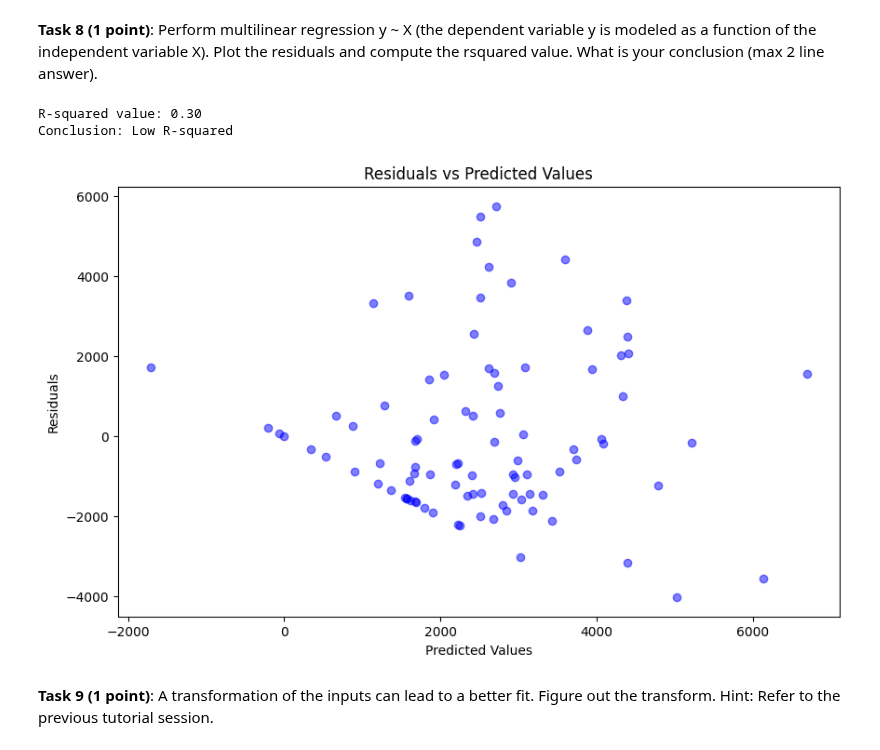
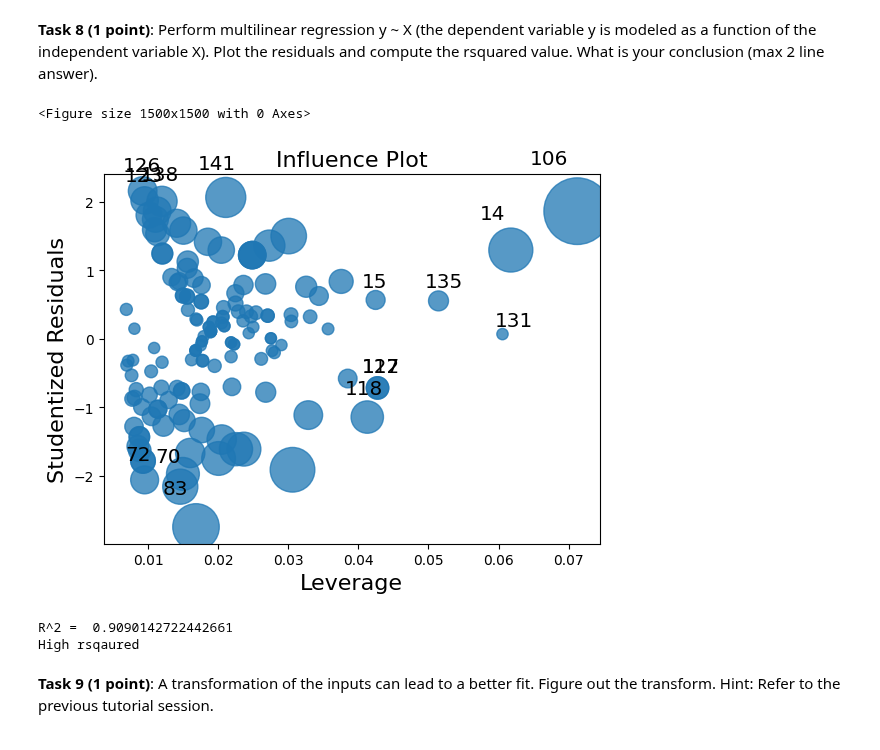
Before and after one commit to troniixx/uzh, a Jupyter notebook: Computational Science/Sem 2/ESC403/Exercise 3/Session_04.ipynb, the cells around one changed output. Drawn from its saved outputs; the diff is of its cells as text; code cells hidden in the pictures.

```diff
--- a/Computational Science/Sem 2/ESC403/Exercise 3/Session_04.ipynb
+++ b/Computational Science/Sem 2/ESC403/Exercise 3/Session_04.ipynb
@@ -263,26 +263,23 @@ y = df['Migration distance']
 # %% [markdown]
 **Task 8 (1 point)**: Perform multilinear regression y ~ X (the dependent variable y is modeled as a function of the independent variable X). Plot the residuals and compute the rsquared value.
  What is your conclusion (max 2 line answer).
-# %%
-model = LinearRegression().fit(X, y)
-
-y_pred = model.predict(X)
-residuals = y - y_pred
-
-plt.figure(figsize=(10, 6))
-plt.scatter(y_pred, residuals, alpha=0.5, color="blue")
-plt.xlabel("Predicted Values")
-plt.ylabel("Residuals")
-plt.title("Residuals vs Predicted Values")
-
-r_squared = model.score(X, y)
-conclusion = "High R-squared" if r_squared > 0.7 else "Low R-squared"
-print(f"R-squared value: {r_squared:.2f}")
-print(f"Conclusion: {conclusion}")
-# %% [output]
-R-squared value: 0.30
-Conclusion: Low R-squared
-[figure, removed]
+# %%
+lm = sm.ols(formula="y ~ X", data=df).fit()
+influence = lm.get_influence()
+
+lev = influence.hat_matrix_diag
+resid_stu = influence.resid_studentized_external
+plt.figure(figsize=(15, 15))
+sma.graphics.influence_plot(lm, alpha=0.05)
+plt.show()
+
+print("R^2 = ", lm.rsquared)
+print("High rsqaured" if lm.rsquared > 0.7 else "Low rsquared")
+# %% [output]
+<Figure size 1500x1500 with 0 Axes>
+[figure, added]
+R^2 =  0.9090142722442661
+High rsqaured
 # %% [markdown]
 **Task 9 (1 point)**: A transformation of the inputs can lead to a better fit. Figure out the transform. Hint: Refer to the
 previous tutorial session.
```
Also changed, not shown: parts of 3 cells of this notebook.
